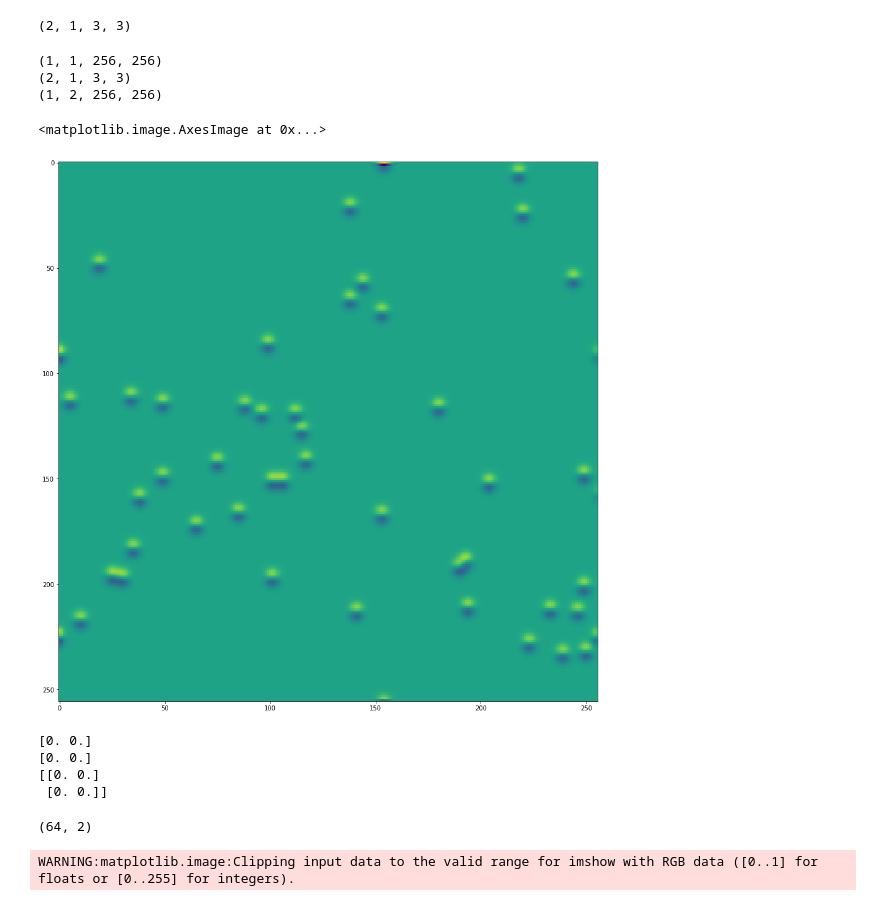
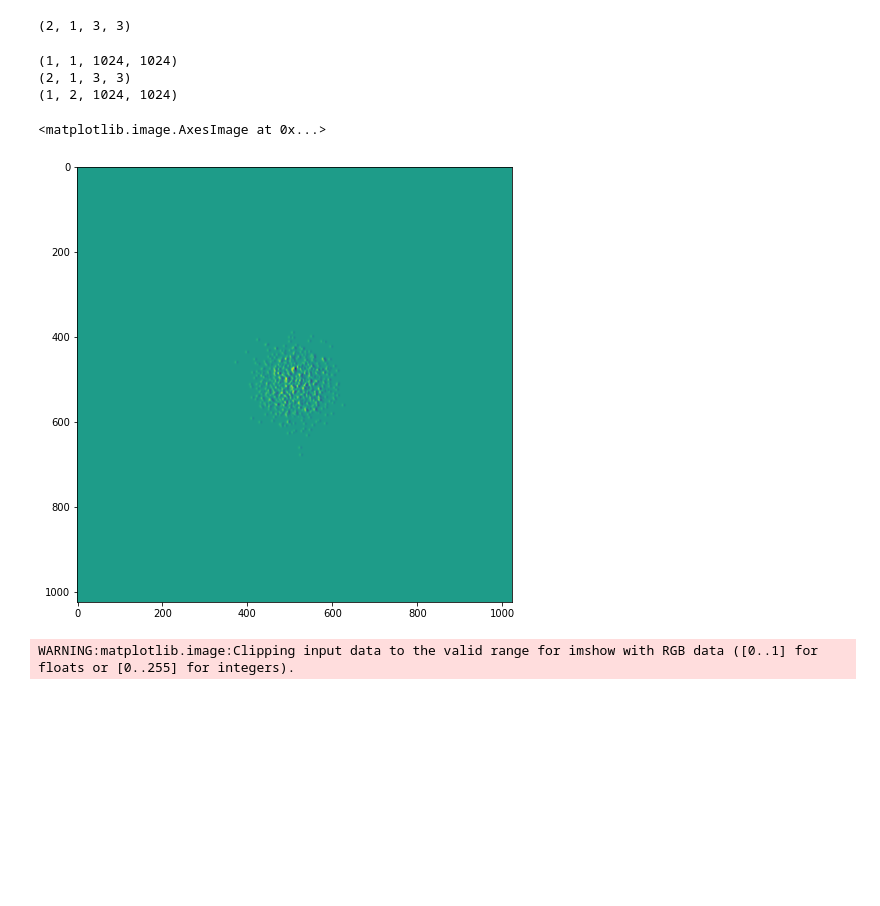
Before and after one commit to PWhiddy/jax-experiments, a Jupyter notebook: MegaParticles.ipynb, the cells around one changed output. Drawn from its saved outputs; the diff is of its cells as text; code cells hidden in the pictures; blank space fills up the shorter version.

```diff
--- a/MegaParticles.ipynb
+++ b/MegaParticles.ipynb
@@ -35,6 +17,7 @@ from einops import rearrange
 key = jax.random.PRNGKey(110)
 p_count = 1024*1024 #64*1024 # 2048 # 1024*1024 # 1024*1024*40
 positions = jax.random.normal(key, (p_count, 2))
+bright_scale = (100 / jnp.sqrt(p_count))
 key, old = jax.random.split(key)
 velocities = jnp.zeros((p_count, 2)) # jax.random.normal(key, (p_count, 2)) * 0.1 #
 #positions = positions
@@ -72,10 +55,10 @@ test_random_sprites = jax.random.uniform(
     (test_sprite_count, test_sprite_dim, test_sprite_dim, 3),
     minval=0,
     maxval=1
-) * gaussian_kern(test_sprite_dim, 3.0).reshape(1, test_sprite_dim, test_sprite_dim, 1) * 32
+) * gaussian_kern(test_sprite_dim, 4.0).reshape(1, test_sprite_dim, test_sprite_dim, 1) * bright_scale
 test_sprite_indices = jax.random.randint(key, (p_count,), minval=0, maxval=test_sprite_count)
 test_img_dim = 256#768
-test_r = draw_sprites_jit(positions * 128 + test_img_dim//2 - test_sprite_dim//2, test_sprite_indices, test_random_sprites, (test_img_dim, test_img_dim, 3) )
-plt.figure(figsize = (16,16))
+test_r = draw_sprites_jit(positions * 40 + test_img_dim//2 - test_sprite_dim//2, test_sprite_indices, test_random_sprites, (test_img_dim, test_img_dim, 3) )
+plt.figure(figsize = (8,8))
 plt.imshow(test_r)
 # %% [output]
@@ -92,8 +67,15 @@ test_sprite_indices = jnp.ones((p_count,), dtype=int)
 # %%
-with media.VideoWriter("test_poke_color.mp4", (vid_dim, vid_dim), crf=35) as wr:
-  for i in tqdm(range(400)):
+vid_dim = 256
+test_sprite_count = 1
+test_sprite_dim = 13
+test_random_sprites = jnp.tile(gaussian_kern(test_sprite_dim, 3.0).reshape(1, test_sprite_dim, test_sprite_dim, 1), 3) * bright_scale
+test_sprite_indices = jnp.ones((p_count,), dtype=int)
+temp_vel = jax.random.normal(key, (p_count, 2)) * 0.5
+
+with media.VideoWriter("test_simple_move.mp4", (vid_dim, vid_dim), crf=25) as wr:
+  for i in tqdm(range(100)):
     test_r = draw_sprites_jit(
-        positions * 128 + vid_dim//2 - test_sprite_dim//2 + velocities * i,
+        positions * 40 + vid_dim//2 - test_sprite_dim//2 + temp_vel * i,
         test_sprite_indices,
         test_random_sprites,
         (vid_dim, vid_dim, 3)
@@ -119,42 +101,27 @@ sobels.shape
 (2, 1, 3, 3)
 # %%
 test_img = draw_sprites_jit(
-        positions * 128 + vid_dim//2 - test_sprite_dim//2 + velocities * i,
+        positions * 40 + vid_dim//2 - test_sprite_dim//2 + velocities * i,
         test_sprite_indices,
         test_random_sprites,
         (vid_dim, vid_dim, 3)
     ).reshape(1, vid_dim, vid_dim, 3)
 test_img_nchw = jnp.transpose(test_img[..., 0:1], [0,3,1,2])
 print(test_img_nchw.shape)
 print(sobels.shape)
 dxdy = jax.lax.conv(test_img_nchw,    # lhs = NCHW image tensor
                sobels, # rhs = OIHW conv kernel tensor
                (1, 1),  # window strides
                'SAME', # padding mode
              )
 print(dxdy.shape)
-plt.figure(figsize = (16,16))
-plt.imshow(dxdy[0, 1])
+plt.figure(figsize = (8,8))
+plt.imshow(dxdy[0, 0])
 # %% [output]
-(1, 1, 256, 256)
+(1, 1, 1024, 1024)
 (2, 1, 3, 3)
-(1, 2, 256, 256)
+(1, 2, 1024, 1024)
 <matplotlib.image.AxesImage at 0x...>
-[figure, old version]
+[figure, new version]
-# %%
-coords_int = jnp.clip(positions, 0, vid_dim).astype(jnp.int16)
-dxdy_flip = jnp.transpose(dxdy, (0, 2, 3, 1))[0]
-print(dxdy_flip[145, 0])
-print(dxdy_flip[146, 1])
-print(dxdy_flip[jnp.array([145, 146]), jnp.array([0, 1])])
-dxdy_flip[coords_int[:, 0], coords_int[:, 1]].shape
-#dxdy_flip[0].shape
-#coords_int.shape
-# %% [output]
-[0. 0.]
-[0. 0.]
-[[0. 0.]
- [0. 0.]]
-(64, 2)
 # %%
 vid_dim = 1024
```
Also changed, not shown: parts of 4 cells of this notebook.
